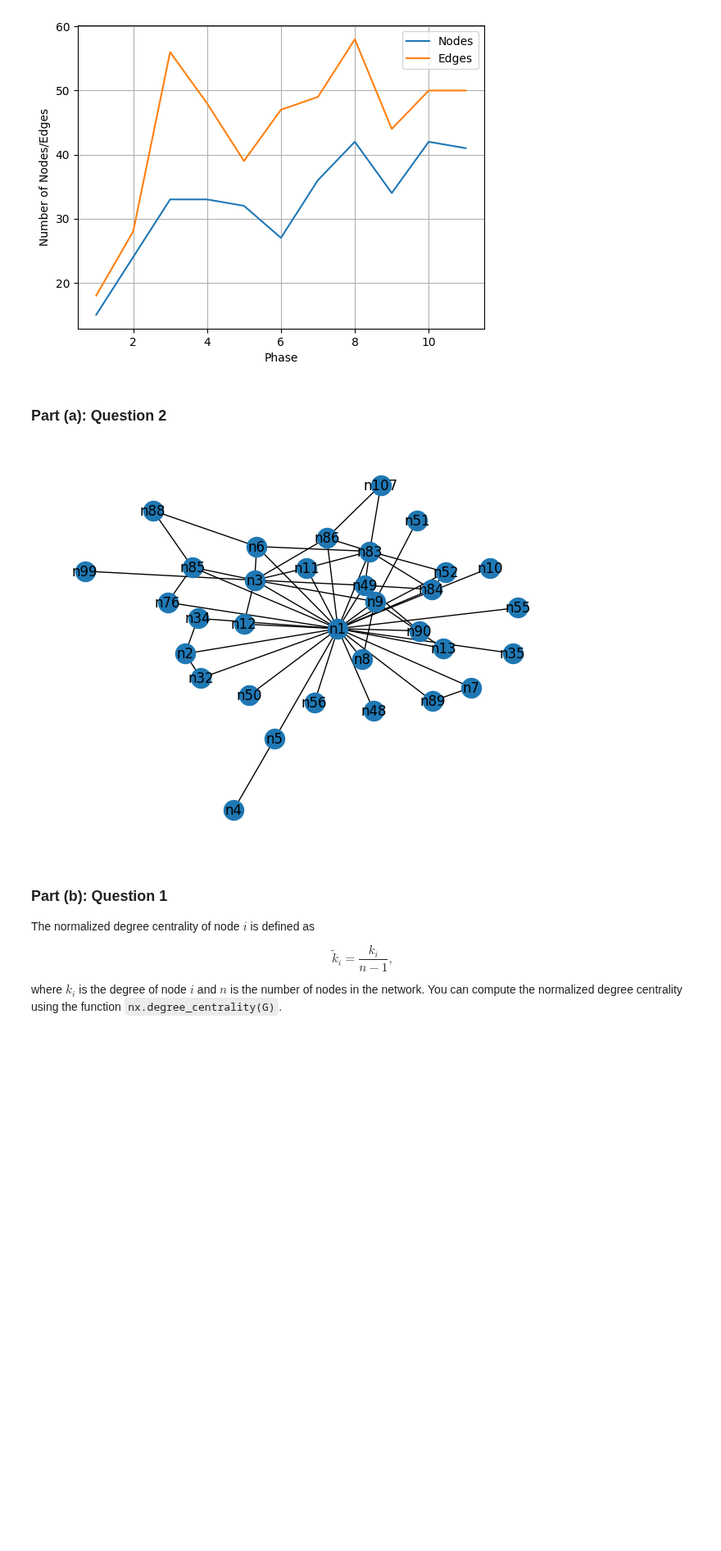
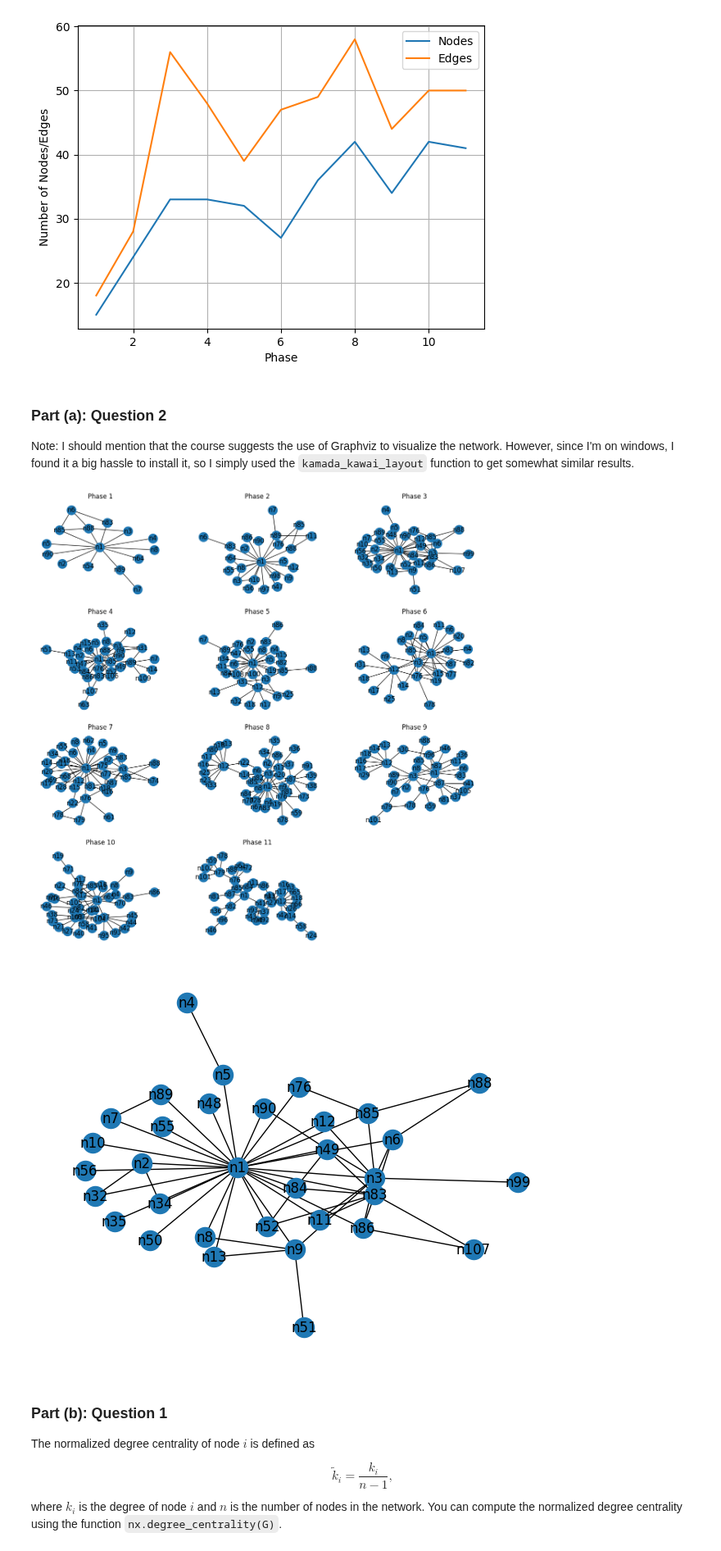
Before and after one commit to eddysanoli-galileo/Data-Analysis-Statistical-Modeling-and-Computation-in-Applications, a Jupyter notebook: Module 3 - Network Analysis/Project/Problem 2.ipynb, the cells around one changed output. Shown at 82% size. Saved outputs shown, nothing was run; the diff lists cells and outputs as text; code cells hidden in the pictures; blank space fills up the shorter version.

```diff
--- a/Module 3 - Network Analysis/Project/Problem 2.ipynb
+++ b/Module 3 - Network Analysis/Project/Problem 2.ipynb
@@ -136,14 +136,54 @@ plt.show()
     10: {'edges': 50, 'nodes': 42},
     11: {'edges': 50, 'nodes': 41}}
 [figure]
-# %% [markdown]
-### Part (a): Question 2
-# %%
-# Visualize the graph at phase 3
-# (The course suggests using pygraphviz, but it was way too difficult to install)
-nx.draw(G[3], with_labels = True)
-# %% [output]
-[figure, removed]
+# %% [markdown]
+### Part (a): Question 2
+
+Note: I should mention that the course suggests the use of Graphviz to visualize the network. However, since I'm on windows, I found it a big hassle to install it, so I simply used the `kamada_kawai_layout` function to get somewhat similar results.
+# %%
+# Create a plot with 4 rows and 3 columns, one subplot for each phase
+fig, axs = plt.subplots(4, 3, figsize = (15, 15))
+
+# Iterate over the subplots
+for i in range(4):
+    for j in range(3):
+
+        # Get the index of the current subplot
+        index = i * 3 + j + 1
+
+        # There is no "phase 12" so we dont generate a plot if the index is 12
+        if index < 12:
+
+            # Plot the graph at the current phase
+            nx.draw(
+                G[index],
+                with_labels = True,
+                pos=nx.kamada_kawai_layout(G[index]),
+                ax = axs[i, j]
+            )
+
+            # Set the title of the subplot
+            axs[i, j].set_title("Phase " + str(index))
+
+        # Remove the subplot if the "phase 12" is reached
+        else:
+            axs[i, j].axis("off")
+
+# Show the grid of subplots
+plt.show()
+
+# Show the plot for phase 3 in a bigger size to see the details
+nx.draw(
+    G[3],
+    with_labels = True,
+    pos=nx.kamada_kawai_layout(G[3]),
+)
+
+# Show the zoomin on phase 3
+plt.show()
+# %% [output]
+[figure, added]
+[figure, added]
 # %% [markdown]
 ### Part (b): Question 1
 
```
Also changed, not shown: parts of 11 cells of this notebook, 5 other files.
